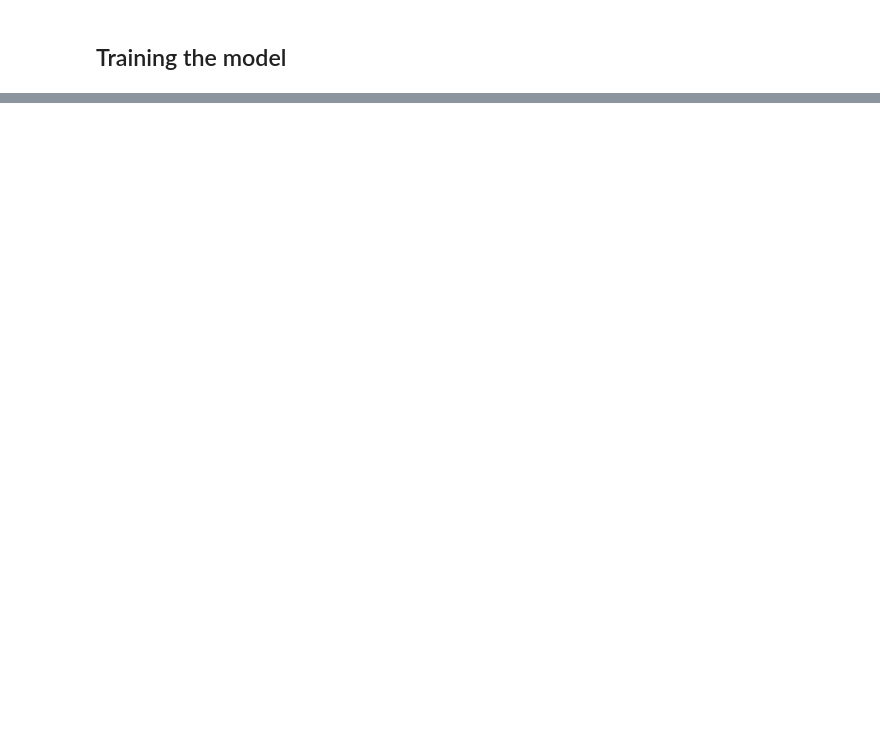
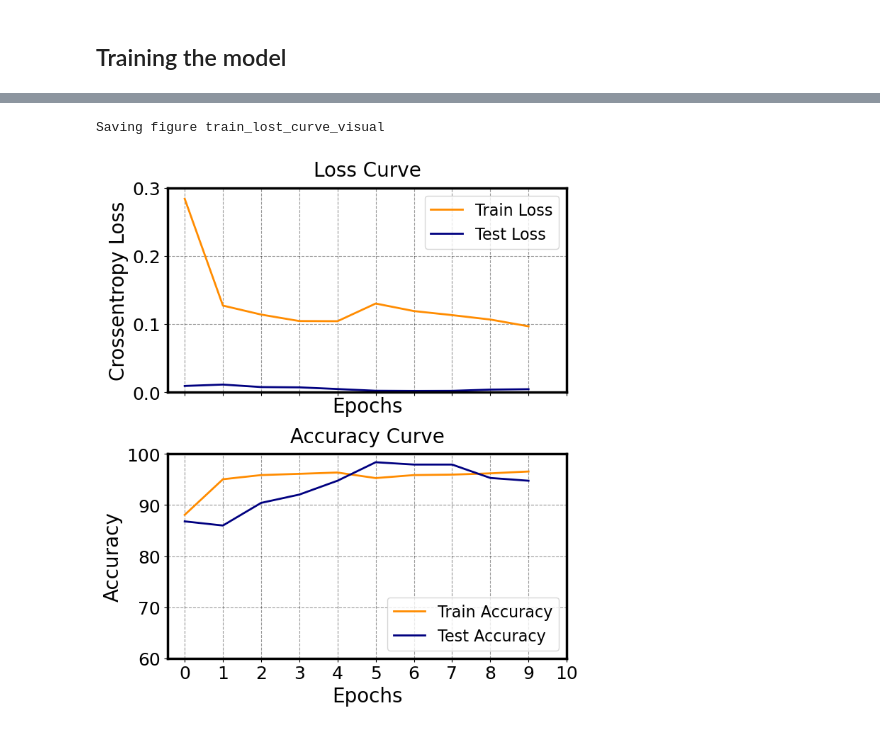
Before and after one commit to Davidlequnchen/LDED-FusionNet, a Jupyter notebook: code/2_train_visual.ipynb, the cells around one changed output, grey strips where cells are left out. Saved outputs shown, nothing was run; the diff lists cells and outputs as text; code cells hidden in the pictures; blank space fills up the shorter version.

```diff
--- a/code/2_train_visual.ipynb
+++ b/code/2_train_visual.ipynb
@@ -175,13 +175,13 @@ train_transforms=transforms.Compose([
     transforms.RandomVerticalFlip(p=0.5),
     transforms.RandomRotation(degrees=90),
     transforms.ToTensor(),
-    transforms.Normalize(mean=[136.20371045013258], std=[61.9731240029325]),
+    transforms.Normalize(mean=[63.66424300065244], std=[71.51866534828666]),
 ])
 
 val_transforms=transforms.Compose([
     torchvision.transforms.Resize((32,32)), # original image size: (640,480)
     transforms.ToTensor(),
-    transforms.Normalize(mean=[136.20371045013258], std=[61.9731240029325]),
+    transforms.Normalize(mean=[63.66424300065244], std=[71.51866534828666]),
 ])
 # %%
 #------ data loader------
@@ -257,9 +257,9 @@ val_dataset = LDEDVisionDataset(test_annotations,
 ### Create DataLoader using the dataset
 # %%
 # # Create train and val dataloaders
-train_dataloader = DataLoader(train_dataset, batch_size=BATCH_SIZE, shuffle=True)
-val_dataloader = DataLoader(val_dataset, batch_size=BATCH_SIZE, shuffle=False)
-# test_dataloader = DataLoader(test_dataset, batch_size=BATCH_SIZE, shuffle=False)
+train_dataloader = DataLoader(train_dataset, batch_size=BATCH_SIZE, shuffle=True, num_workers=6)
+val_dataloader = DataLoader(val_dataset, batch_size=BATCH_SIZE, shuffle=False, num_workers=6)
+# test_dataloader = DataLoader(test_dataset, batch_size=BATCH_SIZE, shuffle=False, num_workers=6)
 
 print("length of the train dataset:" +  str(len(train_dataloader.dataset)))
 print("length of the val dataset:" +  str(len(val_dataloader.dataset)))
@@ -336,5 +372,10 @@ valid_accuracy
 # %%
 loss_acc_plot(train_losses, valid_losses, train_accuracy, valid_accuracy, 10, "Initial Training",
-              interval=1, yloss_limit1=0, yloss_limit2=1.0, yacc_limit1=0, yacc_limit2=100)
+              interval=1, yloss_limit1=0, yloss_limit2=0.30, yacc_limit1=60, yacc_limit2=100)
+
+save_fig ("train_lost_curve_visual")
+# %% [output]
+Saving figure train_lost_curve_visual
+[figure, added]
 # %%
 get_accuracy(model, val_dataloader, device)
```
Also changed, not shown: parts of 14 cells of this notebook, 20 other files.
